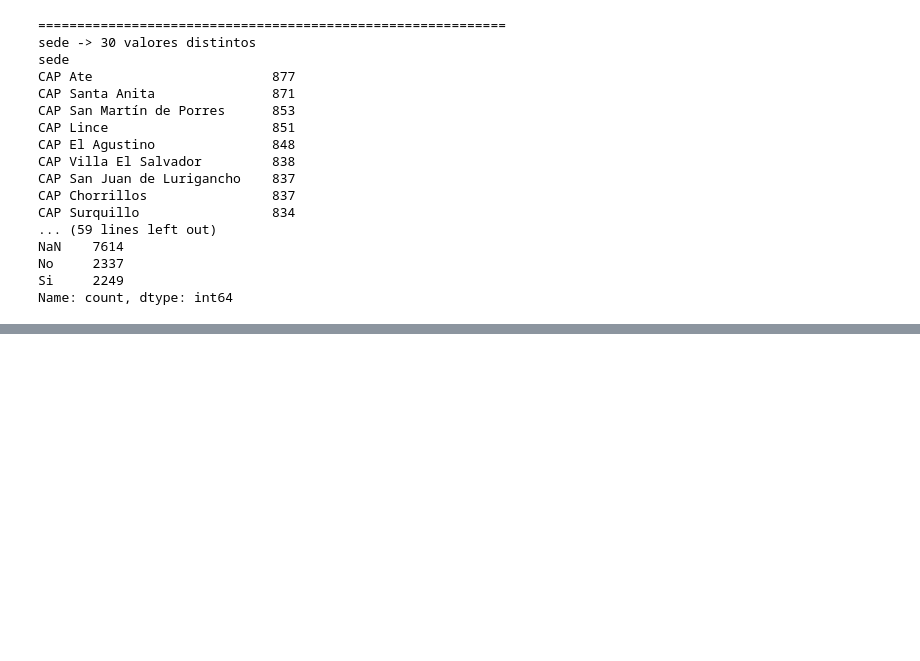
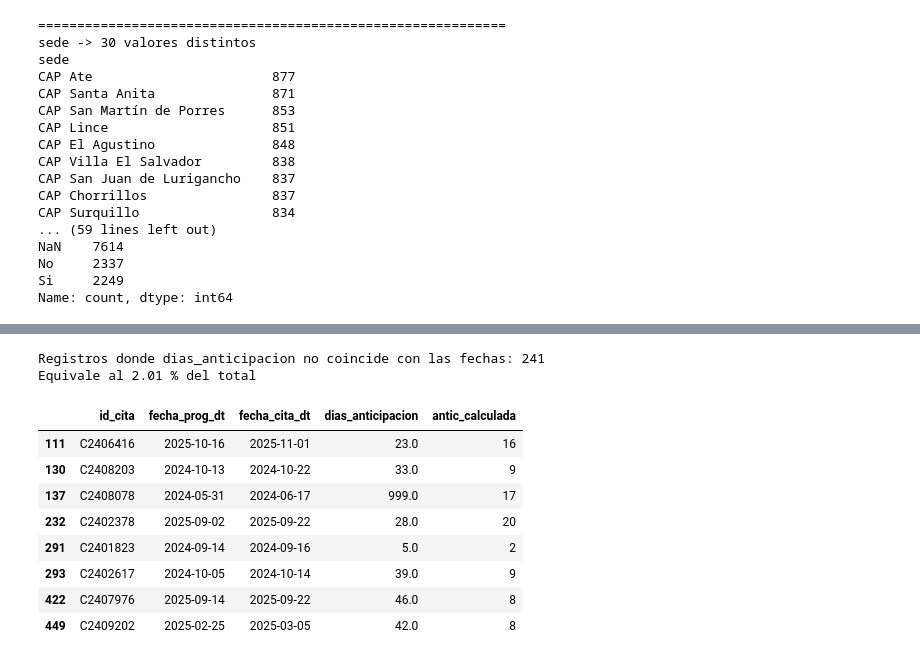
Before and after one commit to Gen54cw/Analitica-de-Datos-Tintaya-Daniel, a Jupyter notebook: laboratorios/LAB01_TintayaDaniel.ipynb, the cells around one changed output, grey strips where cells are left out. Cells and saved outputs as stored; diff of their text form; code cells hidden in the pictures; blank space fills up the shorter version.

```diff
--- a/laboratorios/LAB01_TintayaDaniel.ipynb
+++ b/laboratorios/LAB01_TintayaDaniel.ipynb
@@ -167,0 +413,21 @@ Name: count, dtype: int64
+# %%
+#8.3 Consistencia interna
+citas_lim["antic_calculada"] = (citas_lim["fecha_cita_dt"] - citas_lim["fecha_prog_dt"]).dt.days
+dif = (citas_lim["antic_calculada"] - citas_lim["dias_anticipacion"]).abs()
+inconsistentes = (dif > 1).sum()
+print("Registros donde dias_anticipacion no coincide con las fechas:", inconsistentes)
+print(f"Equivale al {inconsistentes/len(citas_lim)*100:.2f} % del total")
+print()
+display(citas_lim.loc[dif > 1, ["id_cita", "fecha_prog_dt", "fecha_cita_dt", "dias_anticipacion", "antic_calculada"]].head(8))
+# %% [output]
+Registros donde dias_anticipacion no coincide con las fechas: 241
+Equivale al 2.01 % del total
+|  | id_cita | fecha_prog_dt | fecha_cita_dt | dias_anticipacion | antic_calculada |
+| 111 | C2406416 | 2025-10-16 | 2025-11-01 | 23.0 | 16 |
+| 130 | C2408203 | 2024-10-13 | 2024-10-22 | 33.0 | 9 |
+| 137 | C2408078 | 2024-05-31 | 2024-06-17 | 999.0 | 17 |
+| 232 | C2402378 | 2025-09-02 | 2025-09-22 | 28.0 | 20 |
+| 291 | C2401823 | 2024-09-14 | 2024-09-16 | 5.0 | 2 |
+| 293 | C2402617 | 2024-10-05 | 2024-10-14 | 39.0 | 9 |
+| 422 | C2407976 | 2025-09-14 | 2025-09-22 | 46.0 | 8 |
+| 449 | C2409202 | 2025-02-25 | 2025-03-05 | 42.0 | 8 |
```
Also changed, not shown: parts of 17 cells of this notebook.
